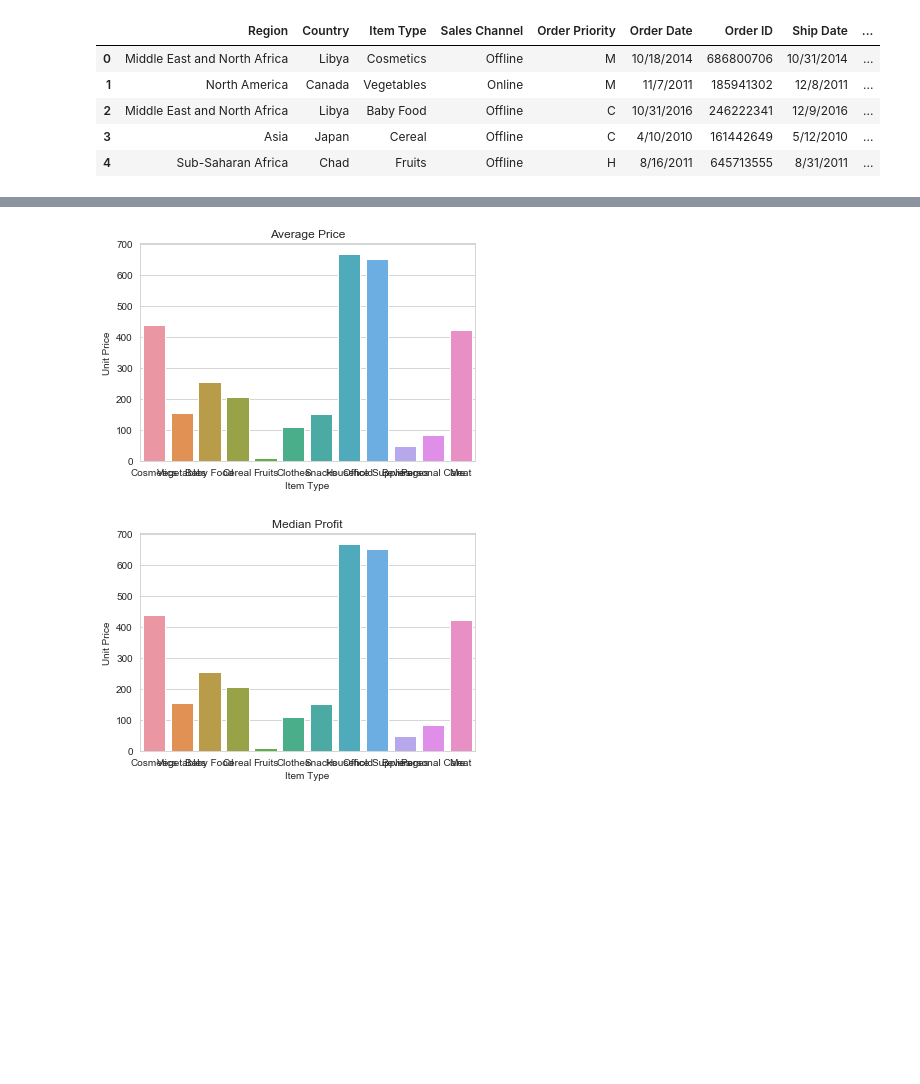
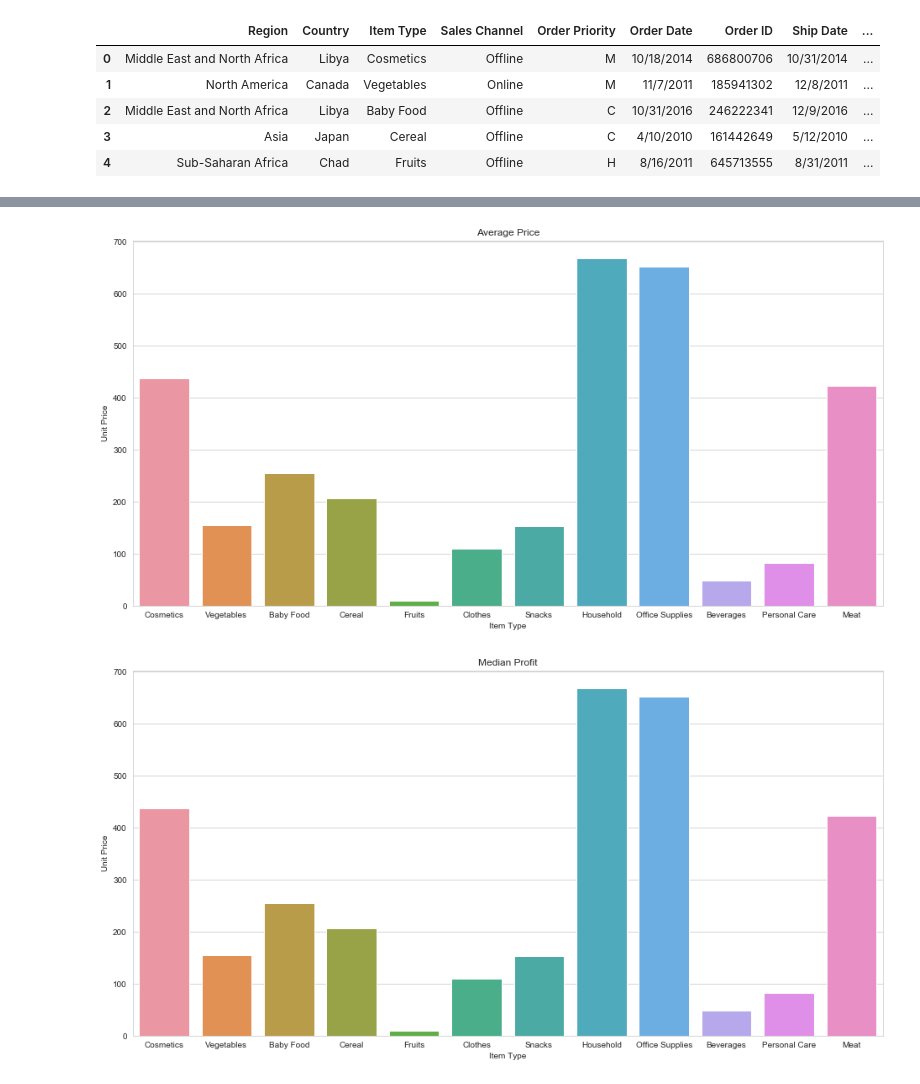
Before and after one commit to Deepanshuchauhan123/Machine-Learning, a Jupyter notebook: Seaborn/Seaborn.ipynb, the cells around one changed output, grey strips where cells are left out. Drawn from its saved outputs; the diff is of its cells as text; code cells hidden in the pictures; blank space fills up the shorter version.

```diff
--- a/Seaborn/Seaborn.ipynb
+++ b/Seaborn/Seaborn.ipynb
@@ -95,11 +97,12 @@ plt.show()
 # %%
+plt.figure(figsize=(16,8))
 sns.barplot(x='Item Type',y='Unit Price',data=dataframe)
 plt.title('Average Price')
 plt.show()
-
+plt.figure(figsize=(16,8))
 sns.barplot(x='Item Type',y='Unit Price',data=dataframe,estimator=np.median)
 plt.title('Median Profit')
 plt.show()
 # %% [output]
-[figure, old version]
+[figure, new version]
-[figure, old version]
+[figure, new version]
```
Also changed, not shown: parts of 2 cells of this notebook, 2 other files.
